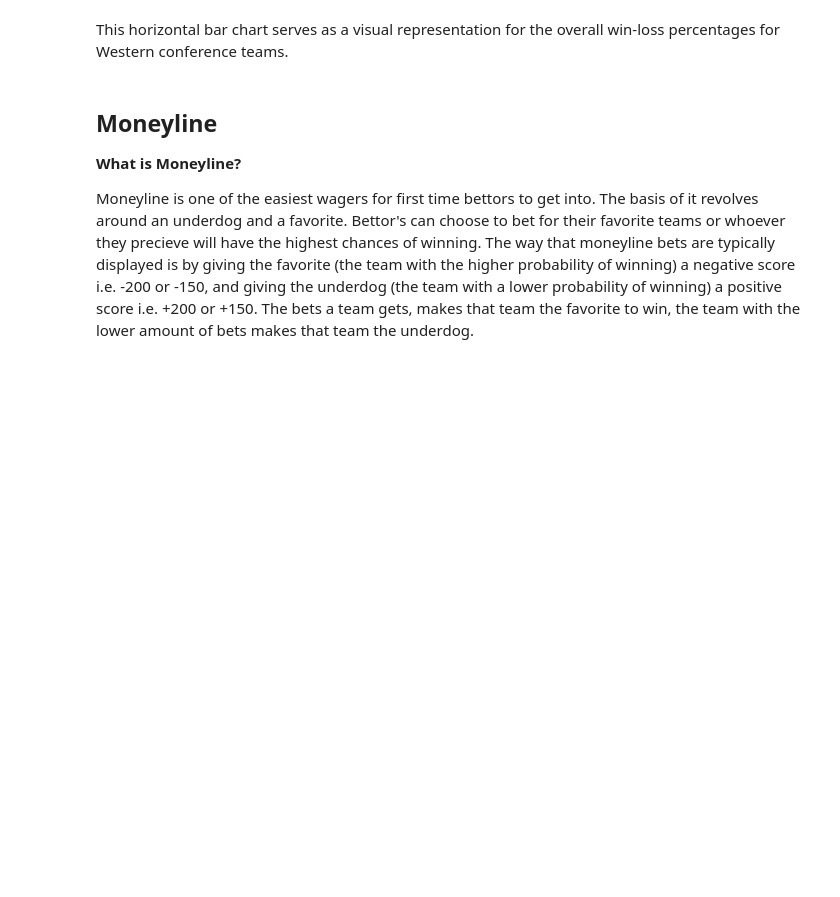
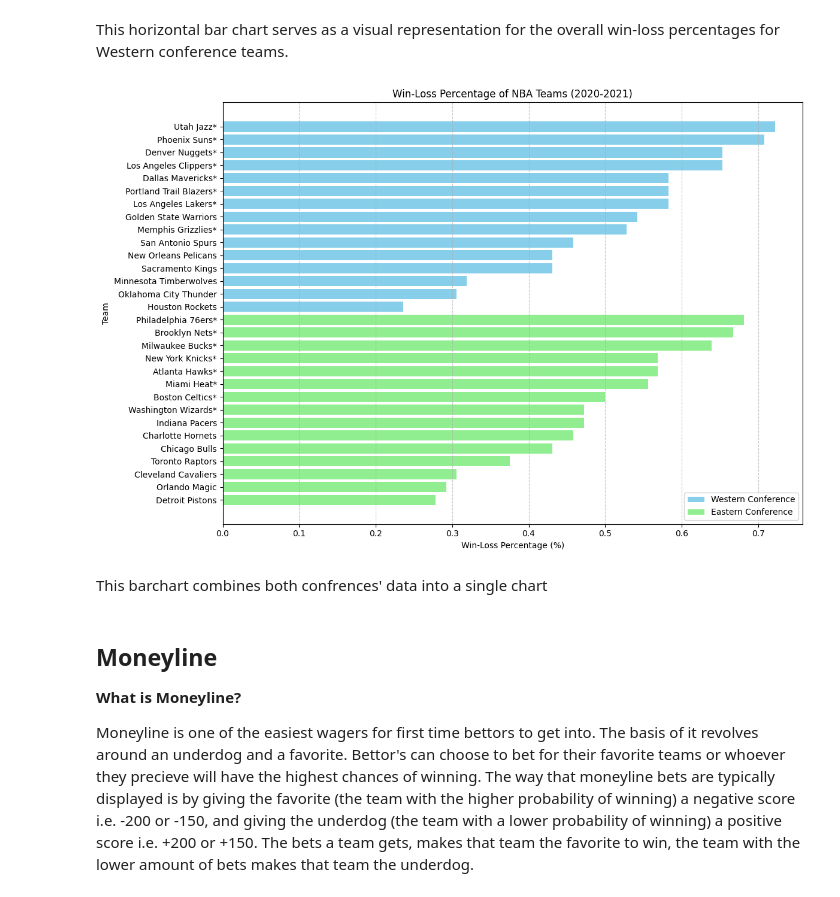
Before and after one commit to ihern/418-Project, a Jupyter notebook: 418project.ipynb, the cells around one changed output. Saved outputs shown, nothing was run; the diff lists cells and outputs as text; code cells hidden in the pictures; blank space fills up the shorter version.

```diff
--- a/418project.ipynb
+++ b/418project.ipynb
@@ -85,6 +85,40 @@ plt.show()
 [figure]
 # %% [markdown]
 This horizontal bar chart serves as a visual representation for the overall win-loss percentages for Western conference teams.
+# %%
+# Load data for both conferences
+E_standings = pd.read_csv('2020_21_E_Standings.csv')
+W_standings = pd.read_csv('2020_21_W_Standings.csv')
+
+# Extract relevant columns
+teams_and_wl_e = E_standings[['Team','W/L%']]
+teams_and_wl_w = W_standings[['Team','W/L%']]
+
+# Sort dataframes by W/L%
+team_and_wl_sorted_e = teams_and_wl_e.sort_values(by='W/L%', ascending=False)
+team_and_wl_sorted_w = teams_and_wl_w.sort_values(by='W/L%', ascending=False)
+
+# Plot combined graph
+plt.figure(figsize=(12, 8))
+
+# Eastern Conference (colored blue)
+plt.barh(team_and_wl_sorted_w['Team'], team_and_wl_sorted_w['W/L%'], color='skyblue', label='Western Conference')
+
+# Western Conference (colored green)
+plt.barh(team_and_wl_sorted_e['Team'], team_and_wl_sorted_e['W/L%'], color='lightgreen', label='Eastern Conference')
+
+plt.xlabel('Win-Loss Percentage (%)')
+plt.ylabel('Team')
+plt.title('Win-Loss Percentage of NBA Teams (2020-2021)')
+plt.gca().invert_yaxis()  # Invert y-axis to have the highest W/L% at the top
+plt.legend()  # Add legend
+plt.grid(axis='x', linestyle='--', alpha=0.7)
+plt.tight_layout()
+plt.show()
+# %% [output]
+[figure, added]
+# %% [markdown]
+This barchart combines both confrences' data into a single chart
 # %% [markdown]
 ## Moneyline ##
 
```
Also changed, not shown: parts of 8 cells of this notebook.
